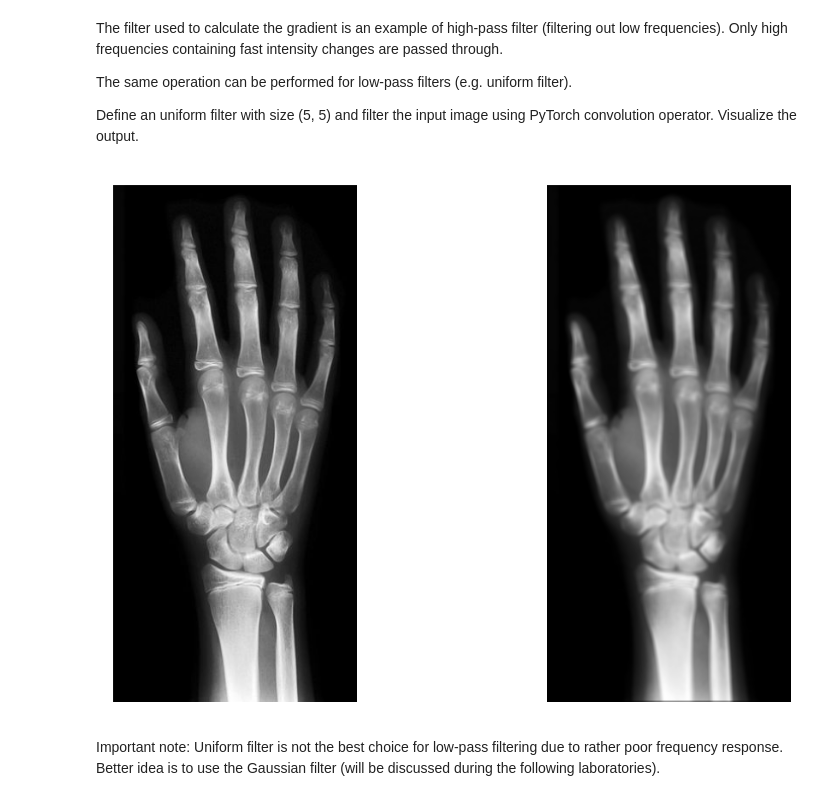
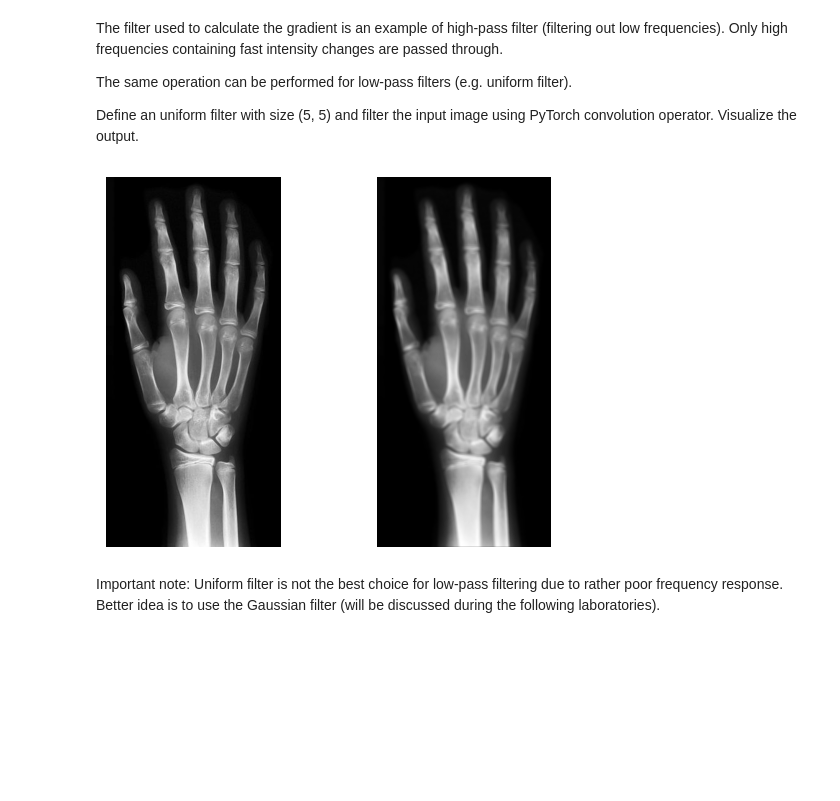
Before and after one commit to ASingh-AGH/AI_Collab, a Jupyter notebook: DLMIA Lab2.ipynb, the cells around one changed output. Drawn from its saved outputs; the diff is of its cells as text; code cells hidden in the pictures; blank space fills up the shorter version.

```diff
--- a/DLMIA Lab2.ipynb
+++ b/DLMIA Lab2.ipynb
@@ -260,17 +360,31 @@ Image dtype: float32
 # %% [markdown]
 Now convert the NumPy array to PyTorch tensor and calculate the gradient using convolution (correlation operator).
 # %%
-### TODO - convert the array to tensor with shape (1x1xYxX)
+### DONE - convert the array to tensor with shape (1x1xYxX)
 
-tensor = None # TODO
+tensor = tc.from_numpy(array).unsqueeze(0).unsqueeze(0)
 print(f"Tensor shape: {tensor.shape}")
 
-### TODO - calculate the Y and X gradient using PyTorch convolution
+### DONE - calculate the Y and X gradient using PyTorch convolution
 
-gradient_x_tc = None # TODO
-gradient_y_tc = None # TODO
+filter_y = tc.Tensor([
+    [0, -1, 0],
+    [0, 0, 0],
+    [0, 1, 0]
+]).type(tc.float32)
+filter_y = filter_y.unsqueeze(0).unsqueeze(0)
 
-### TODO - show the gradient calculated using PyTorch and calculate the difference between NumPy and PyTorch
+filter_x = tc.Tensor([
+    [0, 0, 0],
+    [1, 0, -1],
+    [0, 0, 0]
+]).type(tc.float32)
+filter_x = filter_x.unsqueeze(0).unsqueeze(0)
+
+gradient_x_tc = tc.nn.functional.conv2d(tensor,filter_x, padding=1)
+gradient_y_tc = tc.nn.functional.conv2d(tensor, filter_y, padding=1)
+
+### DONE - show the gradient calculated using PyTorch and calculate the difference between NumPy and PyTorch
 
 plt.figure()
 plt.subplot(1, 3, 1)
@@ -301,20 +415,23 @@ The same operation can be performed for low-pass filters (e.g. uniform filter).
 
 Define an uniform filter with size (5, 5) and filter the input image using PyTorch convolution operator. Visualize the output.
 # %%
-### TODO - perform uniform filtering (5, 5) of the input image using PyTorch convolution
+### DONE - perform uniform filtering (5, 5) of the input image using PyTorch convolution
+filter = tc.ones((1,1,5,5))
+divider = tc.sum(filter)
+filter = (filter/divider)
 
-smoothed_tensor = None # TODO
+smoothed_tensor = tc.nn.functional.conv2d(tensor,filter, padding=1)
 
-plt.figure(dpi=200)
+plt.figure(dpi=100) #changed from 200 bc screen annoying
 plt.subplot(1, 2, 1)
 plt.imshow(tensor[0, 0, :, :], cmap='gray')
 plt.axis('off')
 plt.subplot(1, 2, 2)
 plt.imshow(smoothed_tensor[0, 0, :, :], cmap='gray')
 plt.axis('off')
 plt.show()
 # %% [output]
-[figure, old version]
+[figure, new version]
 # %% [markdown]
 Important note: Uniform filter is not the best choice for low-pass filtering due to rather poor frequency response. Better idea is to use the Gaussian filter (will be discussed during the following laboratories).
 # %% [markdown]
```
Also changed, not shown: parts of 23 cells of this notebook.
